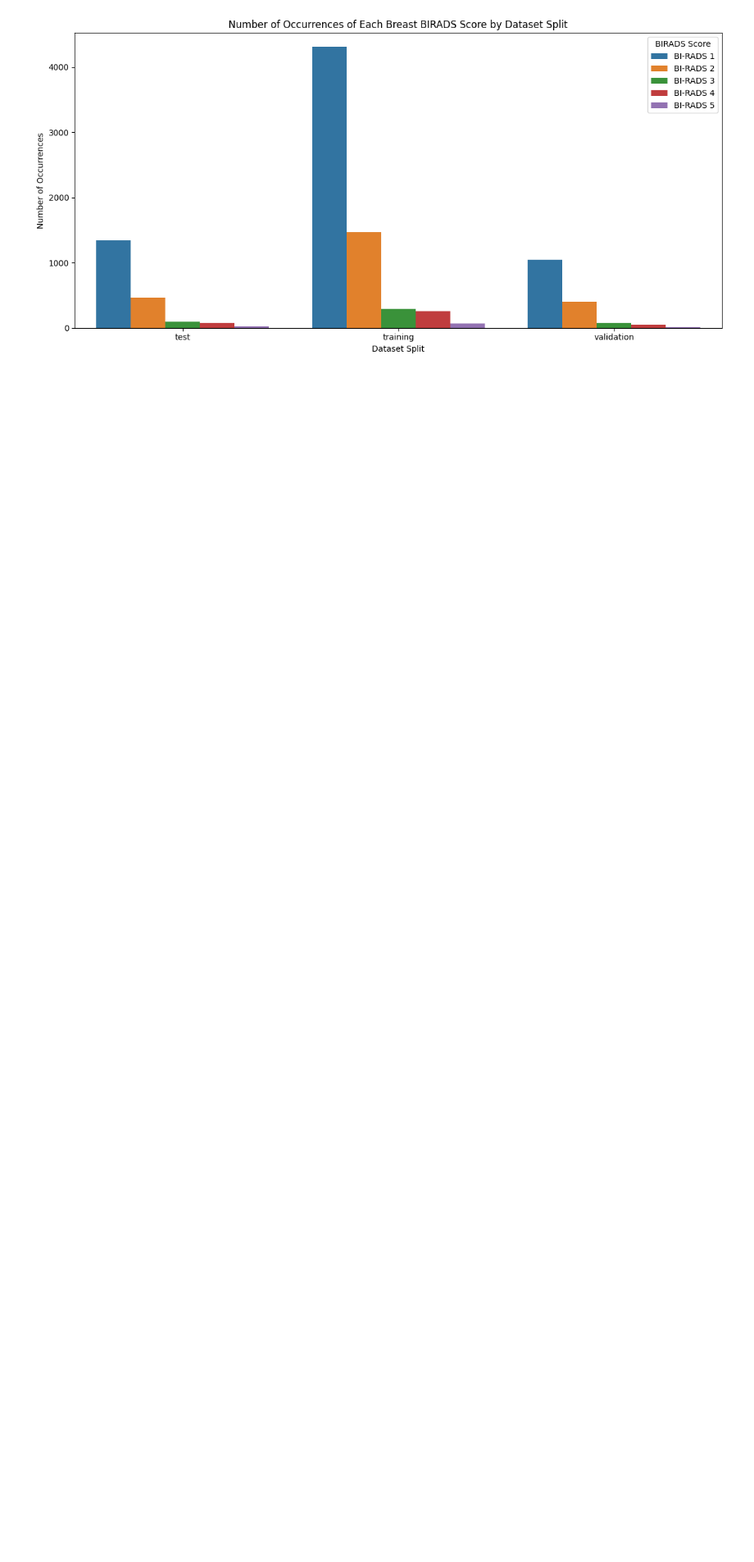
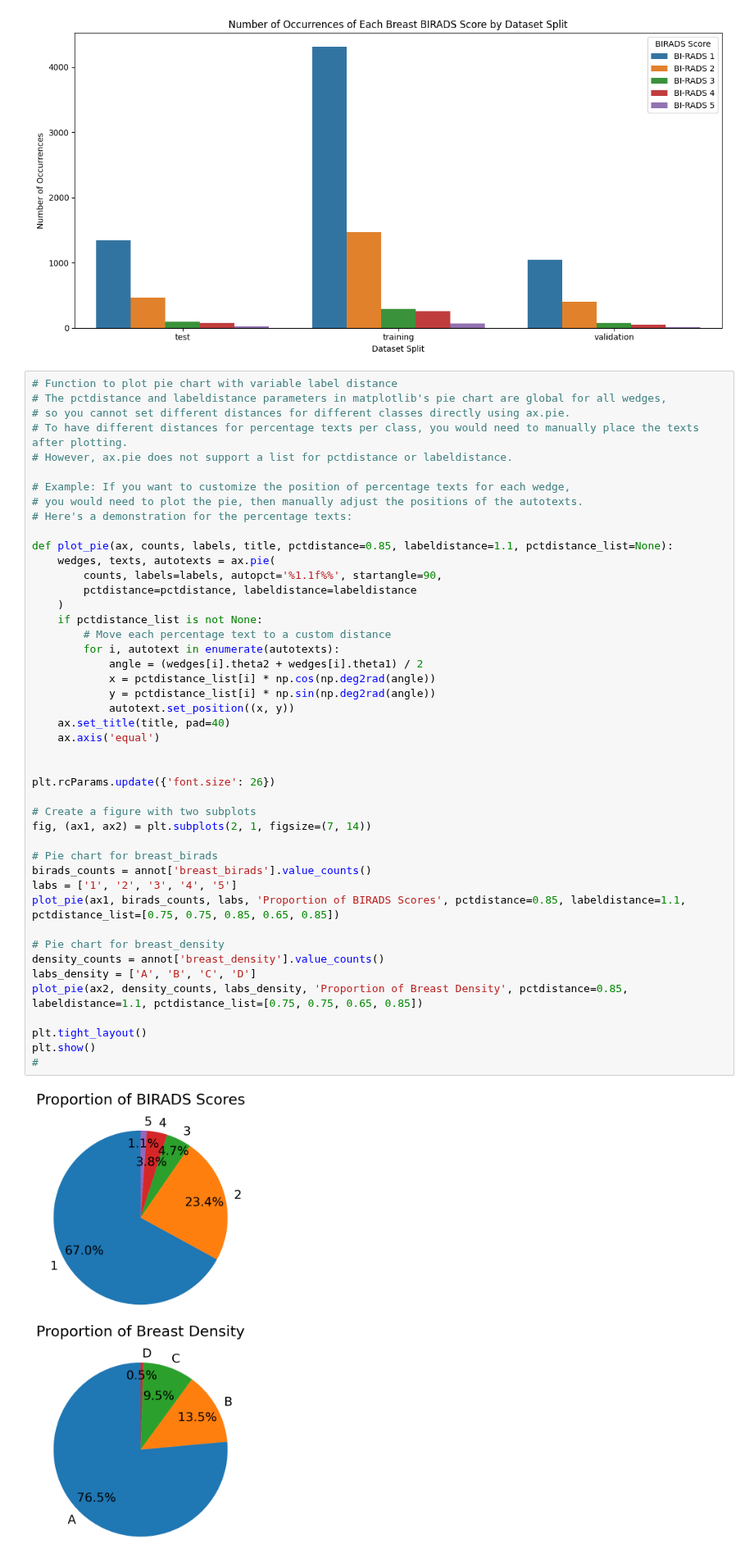
Before and after one commit to hzavadil98/UiT_FYS-8603, a Jupyter notebook: networks_playground.ipynb, the cells around one changed output. Shown at 82% size. Drawn from its saved outputs; the diff is of its cells as text; blank space fills up the shorter version.

Commit message:
first commit after recovering from onedrive

```diff
--- a/networks_playground.ipynb
+++ b/networks_playground.ipynb
@@ -52,3 +52,50 @@ plt.tight_layout()
 plt.show()
 # %% [output]
 [figure]
+# %%
+# Function to plot pie chart with variable label distance
+# The pctdistance and labeldistance parameters in matplotlib's pie chart are global for all wedges,
+# so you cannot set different distances for different classes directly using ax.pie.
+# To have different distances for percentage texts per class, you would need to manually place the texts after plotting.
+# However, ax.pie does not support a list for pctdistance or labeldistance.
+
+# Example: If you want to customize the position of percentage texts for each wedge,
+# you would need to plot the pie, then manually adjust the positions of the autotexts.
+# Here's a demonstration for the percentage texts:
+
+def plot_pie(ax, counts, labels, title, pctdistance=0.85, labeldistance=1.1, pctdistance_list=None):
+    wedges, texts, autotexts = ax.pie(
+        counts, labels=labels, autopct='%1.1f%%', startangle=90,
+        pctdistance=pctdistance, labeldistance=labeldistance
+    )
+    if pctdistance_list is not None:
+        # Move each percentage text to a custom distance
+        for i, autotext in enumerate(autotexts):
+            angle = (wedges[i].theta2 + wedges[i].theta1) / 2
+            x = pctdistance_list[i] * np.cos(np.deg2rad(angle))
+            y = pctdistance_list[i] * np.sin(np.deg2rad(angle))
+            autotext.set_position((x, y))
+    ax.set_title(title, pad=40)
+    ax.axis('equal')
+
+
+plt.rcParams.update({'font.size': 26})
+
+# Create a figure with two subplots
+fig, (ax1, ax2) = plt.subplots(2, 1, figsize=(7, 14))
+
+# Pie chart for breast_birads
+birads_counts = annot['breast_birads'].value_counts()
+labs = ['1', '2', '3', '4', '5']
+plot_pie(ax1, birads_counts, labs, 'Proportion of BIRADS Scores', pctdistance=0.85, labeldistance=1.1, pctdistance_list=[0.75, 0.75, 0.85, 0.65, 0.85])
+
+# Pie chart for breast_density
+density_counts = annot['breast_density'].value_counts()
+labs_density = ['A', 'B', 'C', 'D']
+plot_pie(ax2, density_counts, labs_density, 'Proportion of Breast Density', pctdistance=0.85, labeldistance=1.1, pctdistance_list=[0.75, 0.75, 0.65, 0.85])
+
+plt.tight_layout()
+plt.show()
+#
+# %% [output]
+[figure, added]
```
Also changed, not shown: parts of 4 cells of this notebook, 27 other files.
